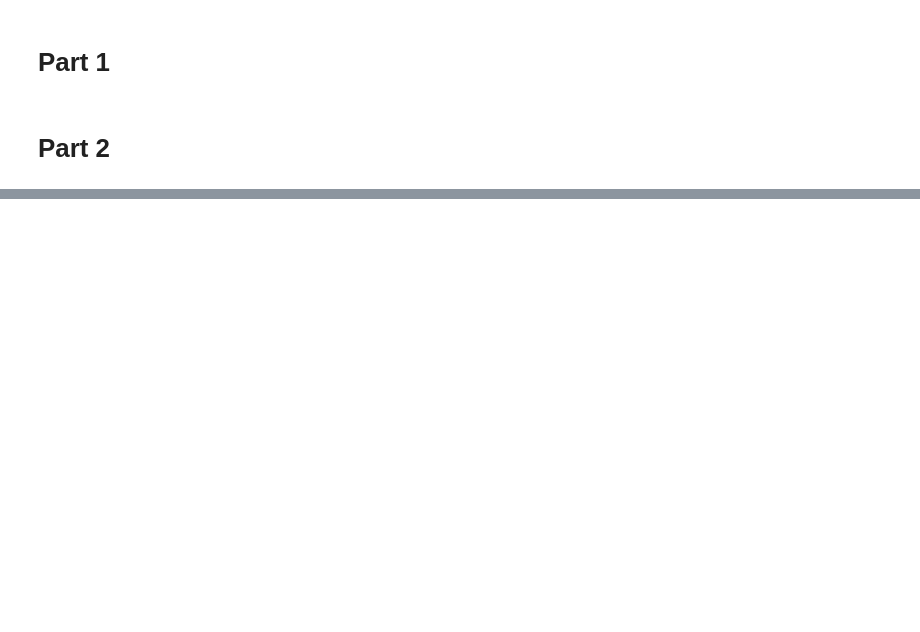
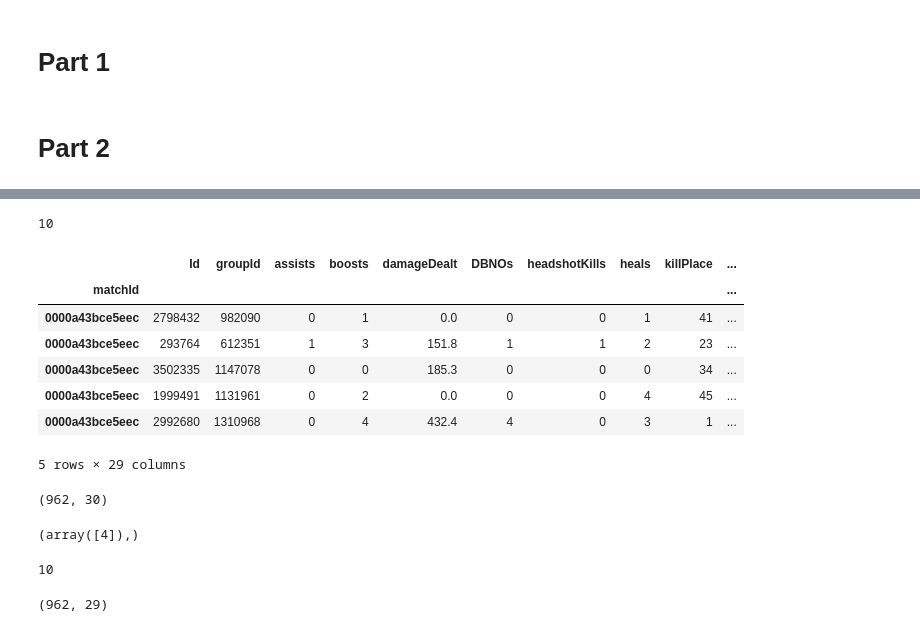
Before and after one commit to thiago1080/pubg, a Jupyter notebook: kernel7ba5fc4ccf.ipynb, the cells around one changed output, grey strips where cells are left out. Cells and saved outputs as stored; diff of their text form; code cells hidden in the pictures; blank space fills up the shorter version.

```diff
--- a/kernel7ba5fc4ccf.ipynb
+++ b/kernel7ba5fc4ccf.ipynb
@@ -162,0 +227,30 @@ dsub.to_csv('sample_submission3.csv', index=False)
+# %%
+%%time
+c=0
+matches=pd.DataFrame()
+
+for i, ndf in dfa.groupby(level=0):
+    print(c,end="\r")
+    c+=1
+    matches=pd.concat((matches,ndf),axis=0)
+    if c == 10:
+        break
+# %%
+len(set(matches.index))
+# %% [output]
+10
+# %%
+matches.head()
+# %% [output]
+|  | Id | groupId | assists | boosts | damageDealt | DBNOs | headshotKills | heals | killPlace | ... |
+| matchId |  |  |  |  |  |  |  |  |  | ... |
+| 0000a43bce5eec | 2798432 | 982090 | 0 | 1 | 0.0 | 0 | 0 | 1 | 41 | ... |
+| 0000a43bce5eec | 293764 | 612351 | 1 | 3 | 151.8 | 1 | 1 | 2 | 23 | ... |
+| 0000a43bce5eec | 3502335 | 1147078 | 0 | 0 | 185.3 | 0 | 0 | 0 | 34 | ... |
+| 0000a43bce5eec | 1999491 | 1131961 | 0 | 2 | 0.0 | 0 | 0 | 4 | 45 | ... |
+| 0000a43bce5eec | 2992680 | 1310968 | 0 | 4 | 432.4 | 4 | 0 | 3 | 1 | ... |
+5 rows × 29 columns
+# %%
+matches.shape
+# %% [output]
+(962, 30)
@@ -162,0 +260,4 @@ dsub.to_csv('sample_submission3.csv', index=False)
+# %%
+np.where(a==7)
+# %% [output]
+(array([4]),)
@@ -162,0 +272,4 @@ dsub.to_csv('sample_submission3.csv', index=False)
+# %%
+len(set(mt.index))
+# %% [output]
+10
@@ -162,0 +307,4 @@ dsub.to_csv('sample_submission3.csv', index=False)
+# %%
+mt.shape
+# %% [output]
+(962, 29)
```
Also changed, not shown: parts of 45 cells of this notebook.
